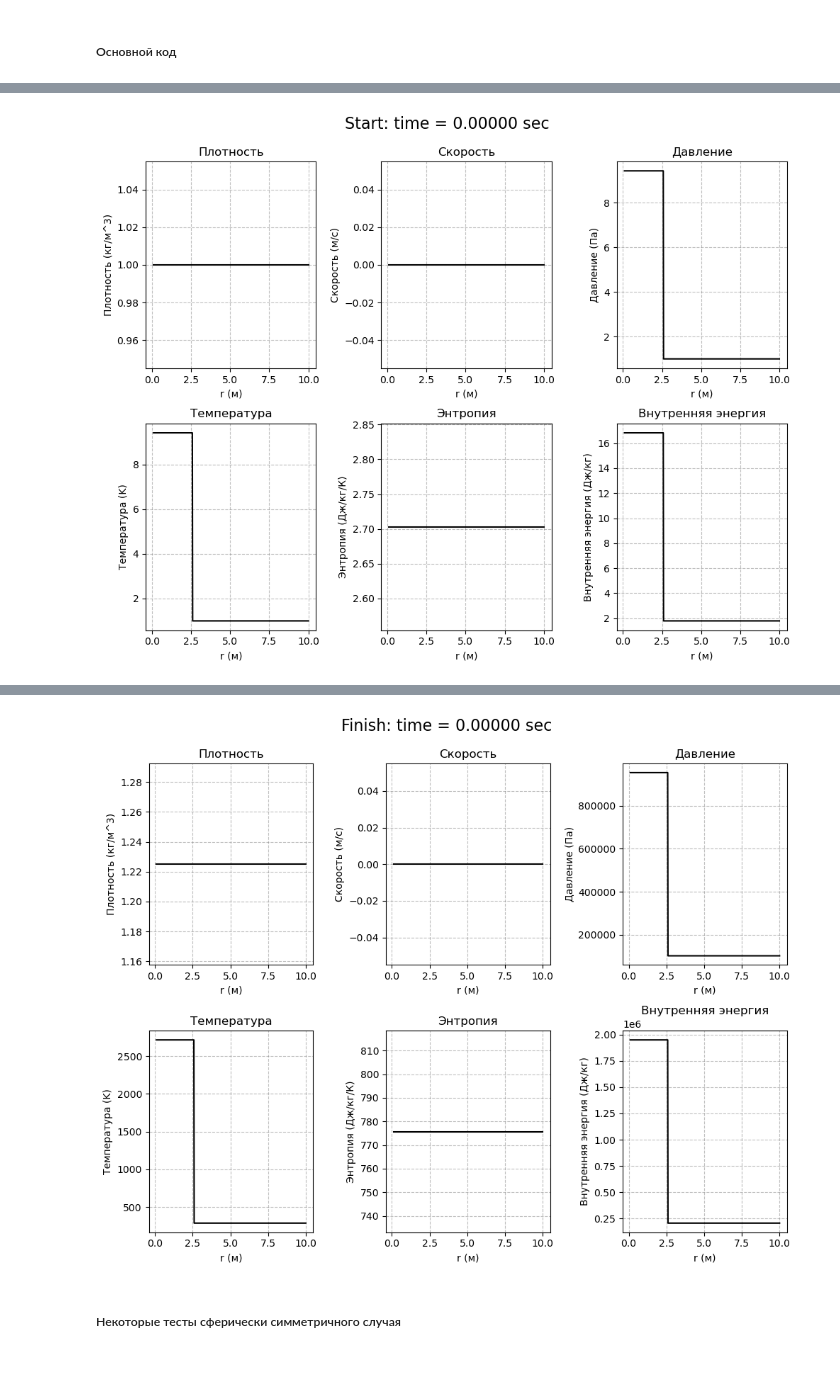
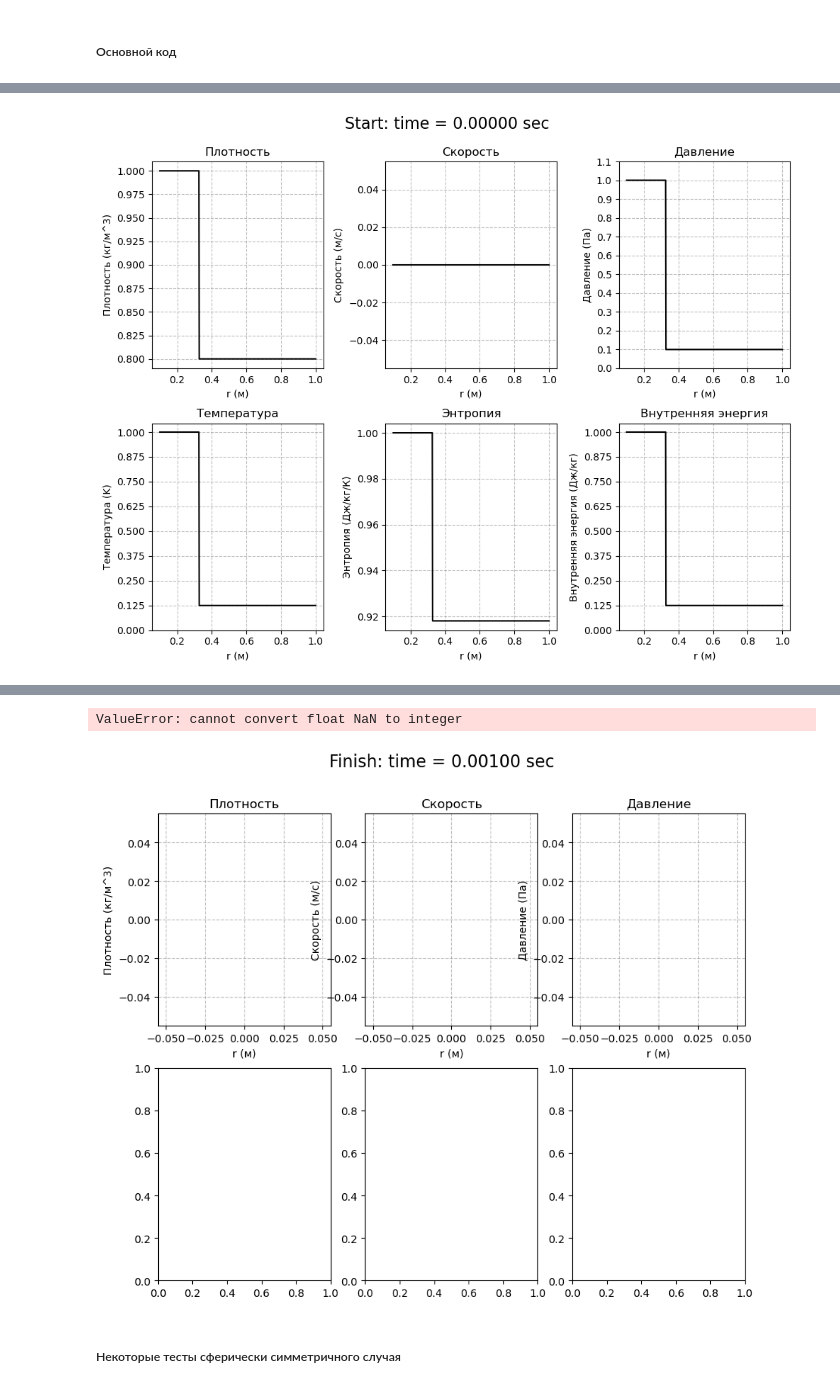
Before and after one commit to MathZIVota/Simulation-of-radio-emission-from-supernova-, a Jupyter notebook: cases/remnant/programs/RK4_fluids_basic Spheric.ipynb, the cells around one changed output, grey strips where cells are left out. Cells and saved outputs as stored; diff of their text form; code cells hidden in the pictures.

Commit message:
Add: in RK4_spheric - parameters in center, to dim_less (_center)

```diff
--- a/cases/remnant/programs/RK4_fluids_basic Spheric.ipynb
+++ b/cases/remnant/programs/RK4_fluids_basic Spheric.ipynb
@@ -79,12 +117,20 @@ def create_subplots(r, rho, u, p, T, S, e, message : str, time):  # Добавл
     axes[0, 2].set_title('Давление', fontsize=12)
     axes[0, 2].grid(True, linestyle=grid_linestyle, alpha=grid_alpha, color=grid_color)
 
+    y_ticks = np.linspace(0, np.max(p), int(np.max(p)/np.min(p)))  # 5 значений от 0 до max(p)
+    y_ticks = np.arange(0, np.max(p)*1.1, np.min(p))
+    axes[0, 2].set_yticks(y_ticks)
+
     # Temperature plot
     axes[1, 0].plot(r, T, color=line_color)
     axes[1, 0].set_xlabel('r (м)', fontsize=10)
     axes[1, 0].set_ylabel('Температура (K)', fontsize=10)
     axes[1, 0].set_title('Температура', fontsize=12)
     axes[1, 0].grid(True, linestyle=grid_linestyle, alpha=grid_alpha, color=grid_color)
+
+    y_ticks = np.linspace(0, np.max(T), 5)  # 7 значений от 0 до max(p)
+    y_ticks = np.arange(0, np.max(T)*1.1, np.min(T))
+    axes[1, 0].set_yticks(y_ticks)
 
     # Entropy plot
     axes[1, 1].plot(r, S, color=line_color)  # Добавляем график энтропии
@@ -100,6 +146,11 @@ def create_subplots(r, rho, u, p, T, S, e, message : str, time):  # Добавл
     axes[1, 2].set_title('Внутренняя энергия', fontsize=12)
     axes[1, 2].grid(True, linestyle=grid_linestyle, alpha=grid_alpha, color=grid_color)
 
+    y_ticks = np.linspace(0, np.max(e), 5)  # 7 значений от 0 до max(p)
+    y_ticks = np.arange(0, np.max(e)*1.1, np.min(e))
+    axes[1, 2].set_yticks(y_ticks)
+
+    # ---------------------
     plt.tight_layout()
     plt.subplots_adjust(top=0.9)
     plt.show()
@@ -160,24 +173,35 @@ def calculate_temperature_and_entropy(rho, p, gamma):
 
 def Initial_Conditional(r : list, n_points : int):
     """Установка начальных параметров."""
-    rho_0 = 1.225 # кг/м^3
+    #rho_0 = 1.225 # кг/м^3
     p_0 = 101325.0 # Па (атмосфера)
+    R = 287.0
+    V_center = 0.8 # (4/3) * np.pi * r[0]**3 # удельный объём центральной части
+    rho_center = 1 / V_center
+    e_center = 202650 # Дж/кг - удельная внутренняя энергия
+    p_center = (e_center * (gamma - 1) / V_center) # Получили в безразмерных (кол-во атмосфер)
+    r_bound = r[int(n_points / 4)]
+    T_center = e_center * (gamma - 1) / R
+    S_center = e_center/T_center + R*np.log(rho_center)
 
-    V_center = (4/3) * np.pi * r[0]**3
-    e_center = 1.0e4 # Дж
-    p_center = e_center * (gamma - 1) / V_center
-    r_bound = r[int(n_points / 4)]
-
-    rho = np.ones(n_points) * rho_0
+    rho = np.ones(n_points)
     u = np.zeros(n_points)
-    p = np.ones(n_points) * p_0
+    p = np.ones(n_points)
     p[r <= r_bound] = p_center
+    p[r > r_bound] = p_center / 10
+    rho[r <= r_bound] = rho_center
 
     T = np.ones(n_points)
     S = np.ones(n_points)
     e = np.ones(n_points)
 
     T, S, e = calculate_temperature_and_entropy(rho, p, gamma)
+
+    rho[:] = rho[:] / rho_center
+    p[:] = p[:] / p_center
+    T[:] = T[:] / T_center
+    e[:] = e[:] / e_center
+    S[:] = S[:] / S_center
 
     return rho, u, p, T, S, e
 
@@ -286,22 +310,27 @@ def rk4_step(rho, u, p, r, dr, dt, gamma):
     T, S, e = calculate_temperature_and_entropy(rho, p, gamma)
     return rho, u, p, T, S, e
 
-# Инициализация сетки (сферическая геометрия)
+# ----------- Инициализация сетки -----------------
+# ---------- (сферическая геометрия) --------------
+
 n_points = 500 # Количество точек
 r_min = 0.1    # Мин радиус (м)
-r_max = 10.0    # Макс радиус (м)
+r_max = 1.0    # Макс радиус (м)
 r = np.linspace(r_min, r_max, n_points)  # Радиальная координата
 dr = r[1] - r[0]  # Шаг по радиусу
 
 # -----------  Инициализация переменных -----------
+
 gamma = 1.4 # Показатель адиабаты
 rho, u, p, T, S, e = Initial_Conditional(r, n_points)
 
-r, rho, u, p, T, S, e = Conversion_in_Dim_less_quantities(r, rho, u, p, T, S, e)
-print(max(p))
+#r, rho, u, p, T, S, e = Conversion_in_Dim_less_quantities(r, rho, u, p, T, S, e)
+#print(max(p))
+
 # ----------- Временные параметры -----------
+
 t      = 0.0
-t_end_dim  = 0.0 #  В секундах
+t_end_dim  = 0.001#  В секундах
 cfl    = 0.4     # CFL number (adjust as needed)
 dt_dim     = 1.0e-5 # Initial time step (adjust as needed)
 t_end, dt = ConversionTime_in_Dim_less(np.array([t_end_dim, dt_dim]))
@@ -310,6 +339,7 @@ print(t_end, dt)
 Visualization(r, rho, u, p, T, S, e, 'Start', t)
 
 #  ----------- Основной цикл времени -----------
+
 while t < t_end:
     # Ограничение шага по времени (теперь с размерной скоростью звука)
     a = np.sqrt(gamma * p / rho)  # скорость звука
@@ -321,12 +351,15 @@ while t < t_end:
     rho, u, p, T, S, e = rk4_step(rho, u, p, r, dr, dt, gamma)  # Передаем r и dr
     t += dt
     print(f"Time: {ConversionTime_in_Dim(t):.6f}")
-    flag = int(input())
-    if flag == 0:
-        break
+    #flag = int(input())
+    #if flag == 0:
+    #    break
+
+# ------------ Переход к размерным величинам ----------
 
 r, rho, u, p, T, S, e = Conversion_in_Dim_quantities(r, rho, u, p, T, S, e)
 
+# ------------ Построение графиков --------------
+
 Visualization(r, rho, u, p, T, S, e, 'Finish', ConversionTime_in_Dim(t))
-r = np.linspace(r_min, r_max, n_points)
 # %% [output]
@@ -335,2 +367,2 @@ r = np.linspace(r_min, r_max, n_points)
 Start:
-[figure, old version]
+[figure, new version]
@@ -338,4 +403,5 @@ Finish:
+ValueError: cannot convert float NaN to integer
-[figure, old version]
+[figure, new version]
 # %% [markdown]
 ##### Некоторые тесты сферически симметричного случая
 # %% [markdown]
```
Also changed, not shown: parts of 12 cells of this notebook, 1 other file.
